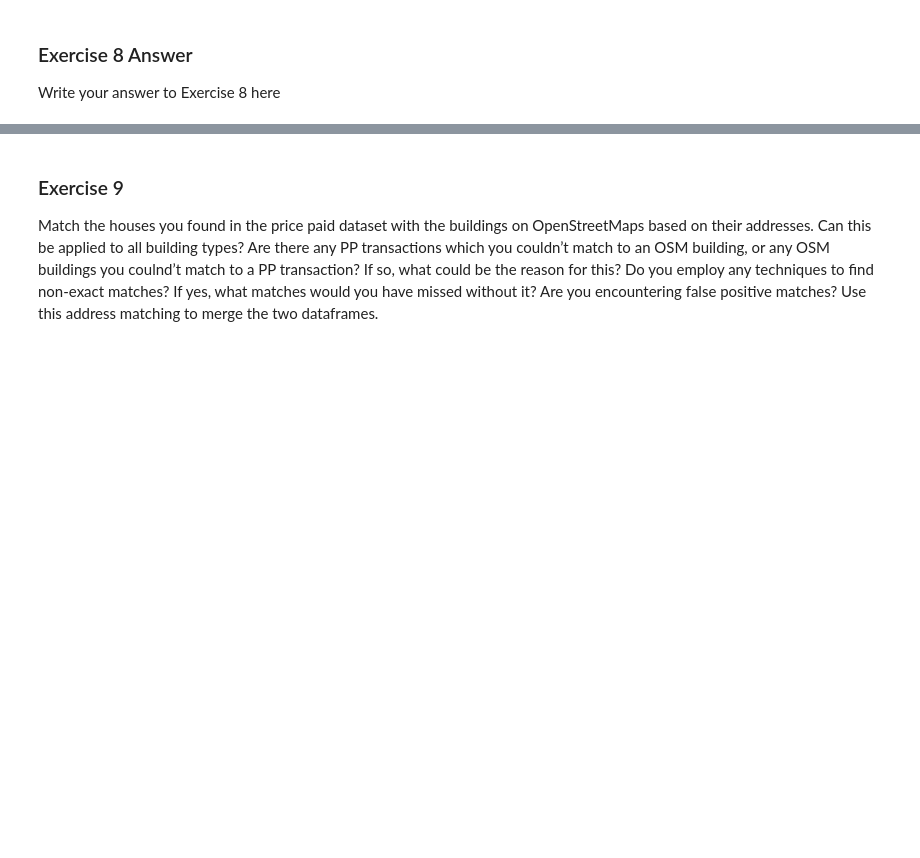
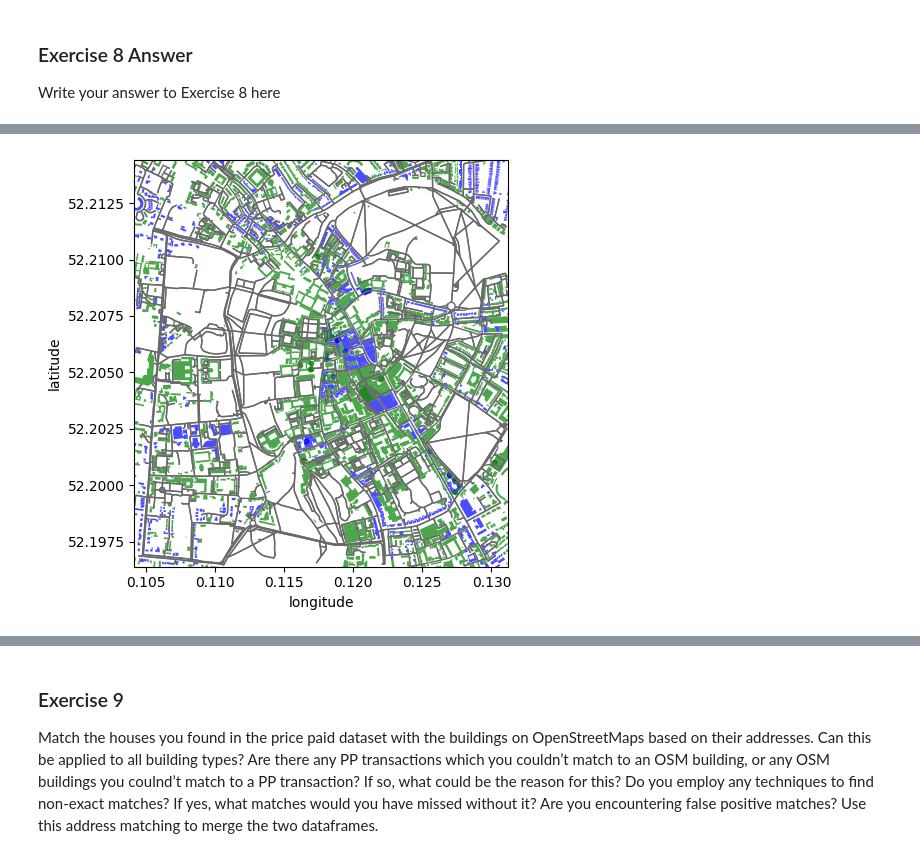
Before and after one commit to chenyilow/cyl68_ads_2024, a Jupyter notebook: _notebooks/02-access-assess-geospatial.ipynb, the cells around one changed output, grey strips where cells are left out. Saved outputs shown, nothing was run; the diff lists cells and outputs as text; code cells hidden in the pictures; blank space fills up the shorter version.

```diff
--- a/_notebooks/02-access-assess-geospatial.ipynb
+++ b/_notebooks/02-access-assess-geospatial.ipynb
@@ -882,2 +906,10 @@ Write your answer to Exercise 7 here
 # %%
 # Use this box for any code you need
+
+latitude, longitude = locations_dict["Cambridge"]
+kilometer = 2/111
+north = latitude + kilometer/2
+south = latitude - kilometer/2
+west = longitude - kilometer/2
+east = longitude + kilometer # I have modified this slightly so that the picture looks more squarish later
+date_threshold = '2019-12-31'
@@ -897,3 +938,10 @@ buildings with addresses and the ones without.
 Write your answer to Exercise 8 here
 # %%
 # Use this box for any code you need
+
+import geopandas as gpd
+
+tags_buildings = {"building": True}
+pois_buildings = ox.geometries_from_bbox(north, south, east, west, tags_buildings)
+full_address_pois = pois_buildings[pois_buildings[["addr:housenumber", "addr:street", "addr:postcode"]].notna().all(axis=1)]
+no_address_pois = pois_buildings[pois_buildings[["addr:housenumber", "addr:street", "addr:postcode"]].isna().any(axis=1)]
@@ -899,0 +982,29 @@ Write your answer to Exercise 8 here
+# %%
+graph = ox.graph_from_bbox(north, south, east, west)
+
+# Retrieve nodes and edges
+nodes, edges = ox.graph_to_gdfs(graph)
+
+# Get place boundary related to the place name as a geodataframe
+area = ox.geocode_to_gdf("Cambridge")
+
+fig, ax = plt.subplots()
+
+# Plot the footprint
+area.plot(ax=ax, facecolor="white")
+
+# Plot street edges
+edges.plot(ax=ax, linewidth=1, edgecolor="dimgray")
+
+ax.set_xlim([west, east])
+ax.set_ylim([south, north])
+ax.set_xlabel("longitude")
+ax.set_ylabel("latitude")
+
+# Plot all POIs
+full_address_pois.plot(ax=ax, color="blue", alpha=0.7, markersize=10)
+no_address_pois.plot(ax=ax, color="green", alpha=0.7, markersize=10)
+plt.tight_layout()
+plt.show()
+# %% [output]
+[figure, added]
```
Also changed, not shown: parts of 23 cells of this notebook.
